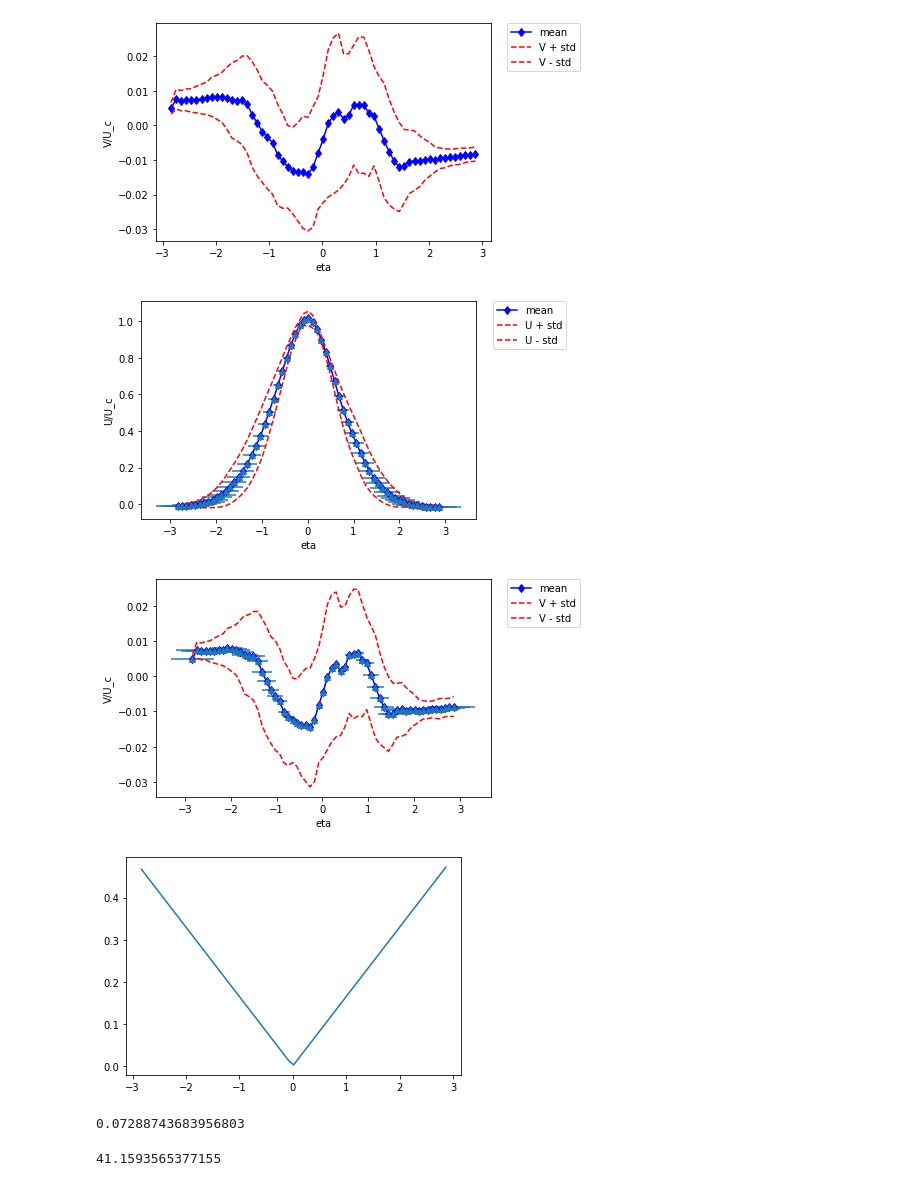
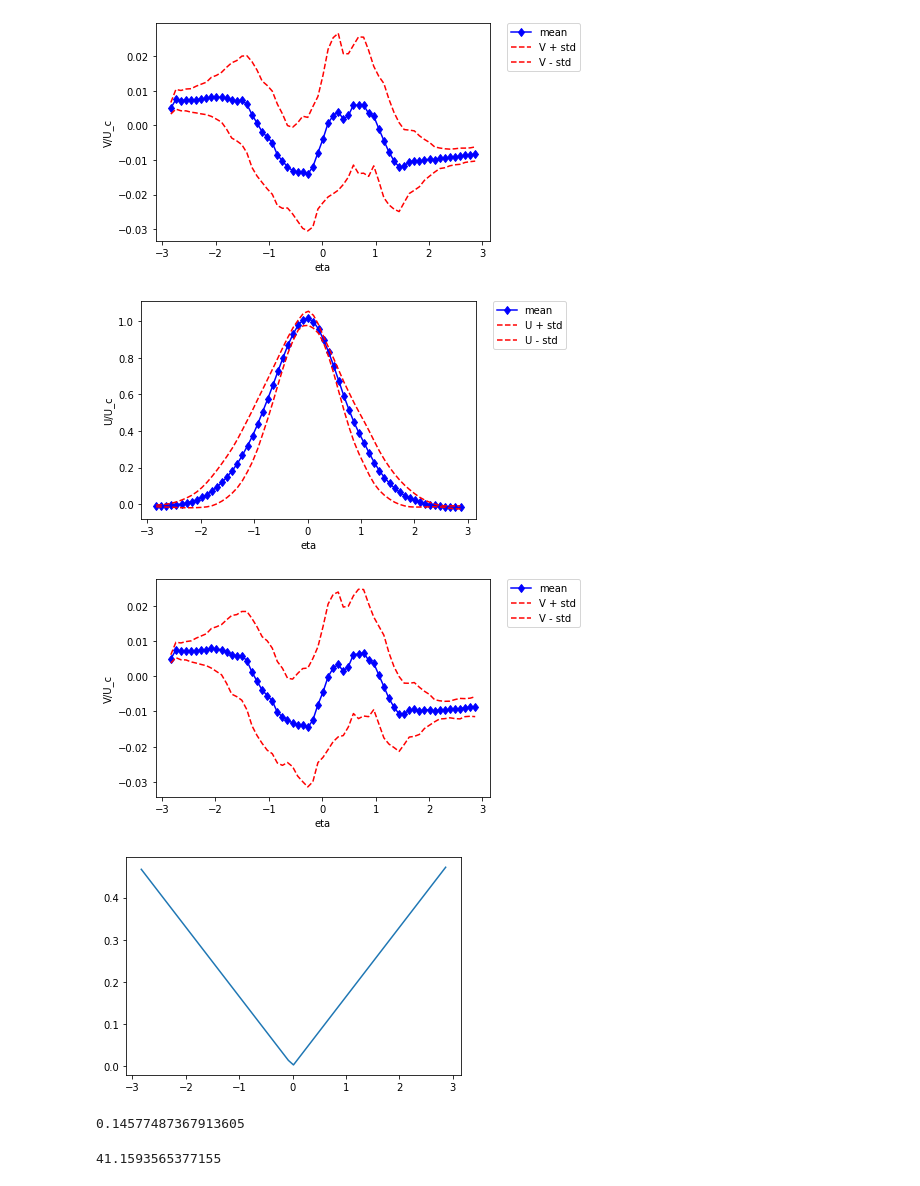
Before and after one commit to 20edo/PIV, a Jupyter notebook: Notebooks/Similarity.ipynb, the cells around one changed output. Saved outputs shown, nothing was run; the diff lists cells and outputs as text; code cells hidden in the pictures.

```diff
--- a/Notebooks/Similarity.ipynb
+++ b/Notebooks/Similarity.ipynb
@@ -7,7 +7,7 @@ from statistics import stdev
 import matplotlib.pyplot as plt
 from openpiv import tools, pyprocess, validation, filters, scaling
 # %%
-folder = '/home/matteo/PIV'
+folder = '/home/user/PIV/PIV-main'
 
 Data = np.genfromtxt(folder + '/win_def/Open_PIV_results_32_Test_1/meanField2.txt',
     delimiter='	',
@@ -18,9 +18,10 @@ Data = np.genfromtxt(folder + '/win_def/Open_PIV_results_32_Test_1/meanField2.tx
 #    delimiter='	',
 #    names=True,
 #    dtype=None)
-
+'''
 np.genfromtxt(folder + '/Vector_field/exp1_meanField.txt',
     delimiter='	',
     names=True,
     dtype=None)
+'''
 # %% [output]
@@ -259,9 +254,6 @@ plt.show()
 [figure]
 # %%
 # Plot axial velocity on the similarity variable and adimensionalized by U_c
-
-U_c = U_centerline(X_1[0,:], x0, p_opt[0])
-Width = jet_width(X_1[0,:], x0, p_opt[1])
 
 eta_1 = similarity_variable(Y_1[:,0], y0, Width[m1])
 eta_2 = similarity_variable(Y_1[:,0], y0, Width[m2])
@@ -413,44 +436,44 @@ err_Um = np.zeros(n)
 err_Vm = np.zeros(n)
 err_Etam = np.zeros(n)
 for i in range(n):
     U_m[i] = np.mean(U_normalized[i,:])
     V_m[i] = np.mean(V_normalized[i,:])
     Eta_m[i] = np.mean(ETA[i,:])
     err_Um[i] = stdev(U_normalized[i,:])
     err_Vm[i] = stdev(V_normalized[i,:])
     err_Etam[i] = stdev(ETA[i,:])
 
 
 plt.plot(Eta_m, -U_m, 'b-d', label='mean')
 plt.plot(Eta_m, -U_m + err_Um, 'r--', label='U + std')
 plt.plot(Eta_m, -U_m - err_Um, 'r--', label='U - std')
-plt.errorbar(Eta_m, -U_m, xerr=err_Etam, linestyle='None', marker='^')
+# plt.errorbar(Eta_m, -U_m, xerr=err_Etam, linestyle='None', marker='^')
 plt.legend(bbox_to_anchor=(1.05, 1), loc='upper left', borderaxespad=0.)
 plt.xlabel('eta')
 plt.ylabel('U/U_c')
 plt.show()
 
 plt.plot(Eta_m, -V_m, 'b-d', label='mean')
 plt.plot(Eta_m, -V_m + err_Vm, 'r--', label='V + std')
 plt.plot(Eta_m, -V_m - err_Vm, 'r--', label='V - std')
-plt.errorbar(Eta_m, -V_m, xerr=err_Etam, linestyle='None', marker='^')
+# plt.errorbar(Eta_m, -V_m, xerr=err_Etam, linestyle='None', marker='^')
 plt.legend(bbox_to_anchor=(1.05, 1), loc='upper left', borderaxespad=0.)
 plt.xlabel('eta')
 plt.ylabel('V/U_c')
 plt.show()
 
 plt.plot(Eta_m, err_Etam, label='error of eta')
 plt.show()
 # %% [output]
-[figure, old version]
+[figure, new version]
-[figure, old version]
+[figure, new version]
 [figure]
 # %%
 window_width = 32/scaling_factor # in mm
 delta_eta = window_width/Width[0] # voglio trovare il delta eta più piccolo
 delta_eta
 # %% [output]
-0.07288743683956803
+0.14577487367913605
 # %%
 6/delta_eta
 # %% [output]
```
Also changed, not shown: parts of 7 cells of this notebook, 1 other file.
